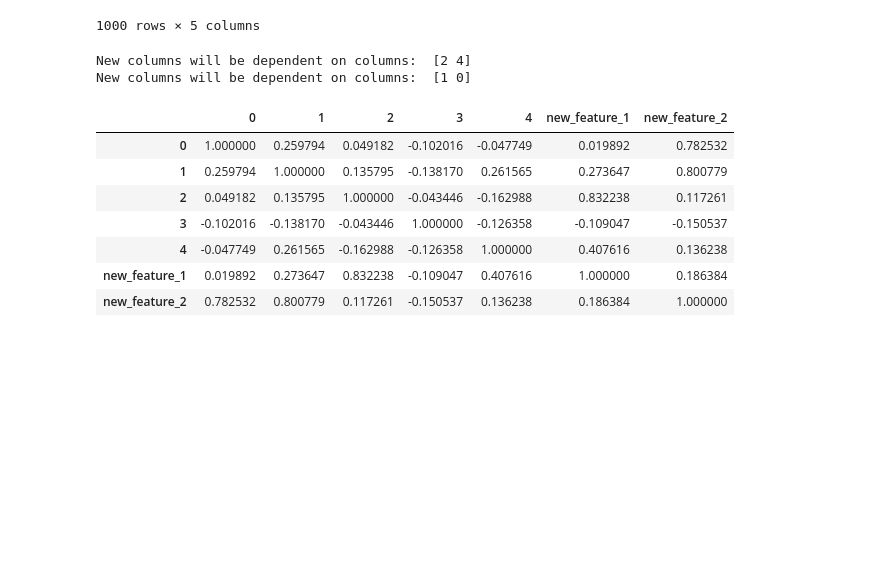
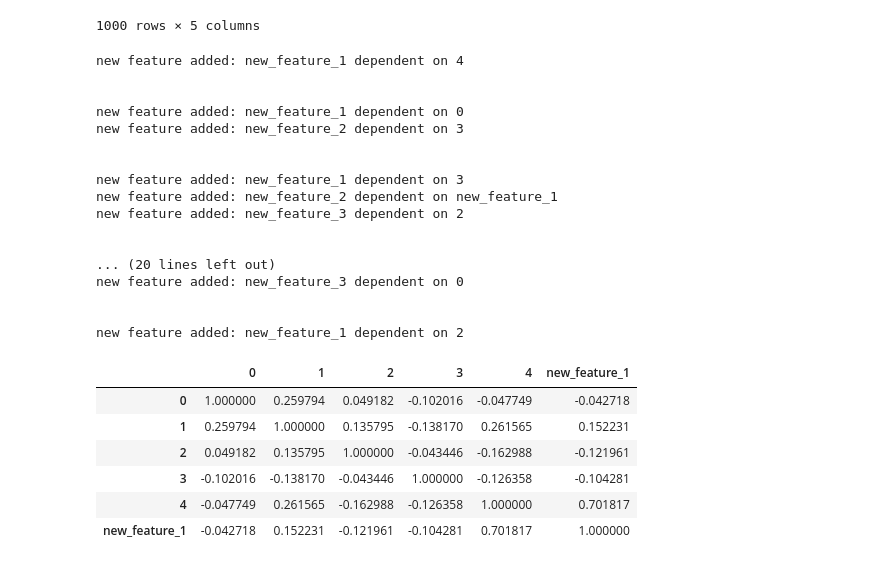
Before and after one commit to GiovanniStefanizzi/Data-and-Information-Quality-Project, a Jupyter notebook: Dependency.ipynb, the cells around one changed output. Drawn from its saved outputs; the diff is of its cells as text; code cells hidden in the pictures; blank space fills up the shorter version.

```diff
--- a/Dependency.ipynb
+++ b/Dependency.ipynb
@@ -49,16 +49,41 @@ def pollute(data, correlation_coefficient, new_feautures_number, dependent_featu
     return df
-# %%
-polluted=pollute(df, 0.8, 2, 2)
-polluted
-polluted.corr()
-# %% [output]
-New columns will be dependent on columns:  [2 4]
-New columns will be dependent on columns:  [1 0]
-|  | 0 | 1 | 2 | 3 | 4 | new_feature_1 | new_feature_2 |
-| 0 | 1.000000 | 0.259794 | 0.049182 | -0.102016 | -0.047749 | 0.019892 | 0.782532 |
-| 1 | 0.259794 | 1.000000 | 0.135795 | -0.138170 | 0.261565 | 0.273647 | 0.800779 |
-| 2 | 0.049182 | 0.135795 | 1.000000 | -0.043446 | -0.162988 | 0.832238 | 0.117261 |
-| 3 | -0.102016 | -0.138170 | -0.043446 | 1.000000 | -0.126358 | -0.109047 | -0.150537 |
-| 4 | -0.047749 | 0.261565 | -0.162988 | -0.126358 | 1.000000 | 0.407616 | 0.136238 |
-| new_feature_1 | 0.019892 | 0.273647 | 0.832238 | -0.109047 | 0.407616 | 1.000000 | 0.186384 |
-| new_feature_2 | 0.782532 | 0.800779 | 0.117261 | -0.150537 | 0.136238 | 0.186384 | 1.000000 |
+# %%
+polluted = []
+
+polluted.append(pollute(df, 0.7, 1))
+polluted.append(pollute(df, 0.7, 2))
+polluted.append(pollute(df, 0.8, 3))
+polluted.append(pollute(polluted[1], 0.75, 2))
+polluted.append(pollute(df, 0.8, 2))
+polluted.append(pollute(df, 0.85, 1))
+polluted.append(pollute(df, 0.9, 1))
+polluted.append(pollute(df, 0.9, 2))
+polluted.append(pollute(df, 0.9, 3))
+polluted.append(pollute(df, 0.95, 1))
+
+polluted[0].corr(method='pearson')
+# %% [output]
+new feature added: new_feature_1 dependent on 4
+
+
+new feature added: new_feature_1 dependent on 0
+new feature added: new_feature_2 dependent on 3
+
+
+new feature added: new_feature_1 dependent on 3
+new feature added: new_feature_2 dependent on new_feature_1
+new feature added: new_feature_3 dependent on 2
+
+
+... (20 lines left out)
+new feature added: new_feature_3 dependent on 0
+
+
+new feature added: new_feature_1 dependent on 2
+|  | 0 | 1 | 2 | 3 | 4 | new_feature_1 |
+| 0 | 1.000000 | 0.259794 | 0.049182 | -0.102016 | -0.047749 | -0.042718 |
+| 1 | 0.259794 | 1.000000 | 0.135795 | -0.138170 | 0.261565 | 0.152231 |
+| 2 | 0.049182 | 0.135795 | 1.000000 | -0.043446 | -0.162988 | -0.121961 |
+| 3 | -0.102016 | -0.138170 | -0.043446 | 1.000000 | -0.126358 | -0.104281 |
+| 4 | -0.047749 | 0.261565 | -0.162988 | -0.126358 | 1.000000 | 0.701817 |
+| new_feature_1 | -0.042718 | 0.152231 | -0.121961 | -0.104281 | 0.701817 | 1.000000 |
```
Also changed, not shown: parts of 8 cells of this notebook, 20 other files.
